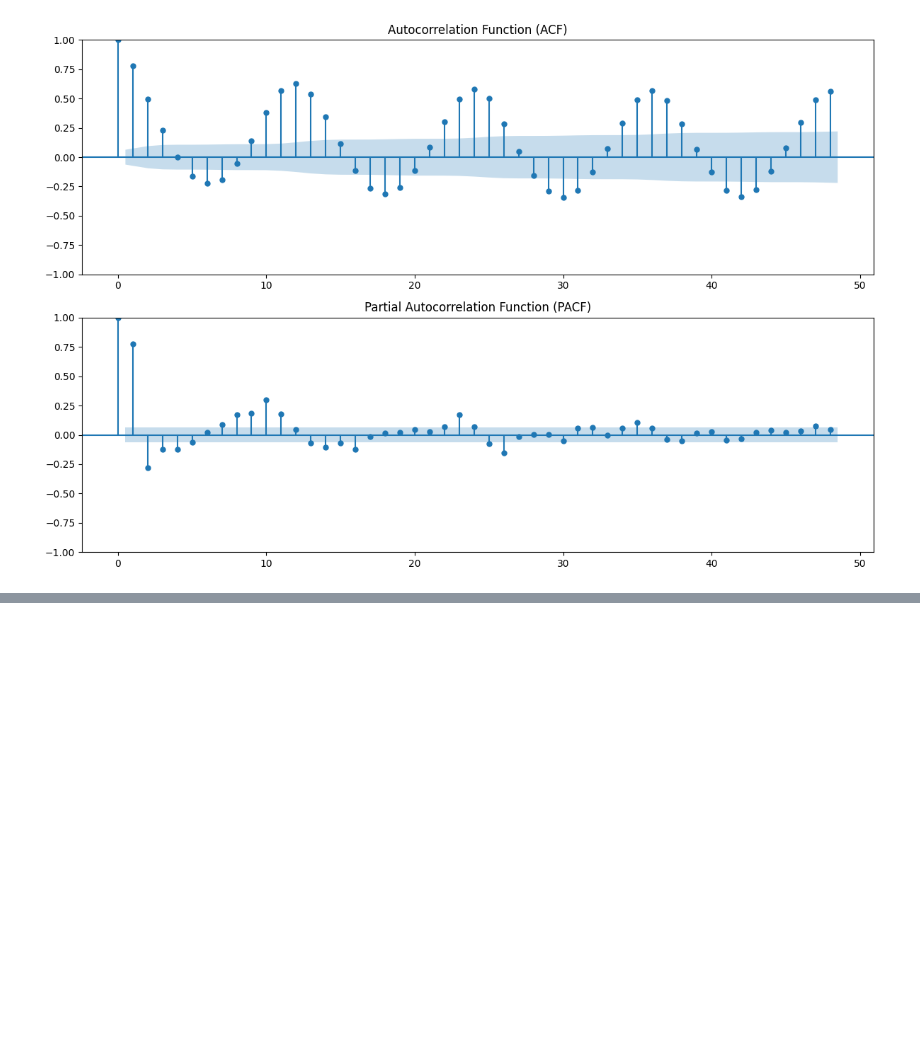
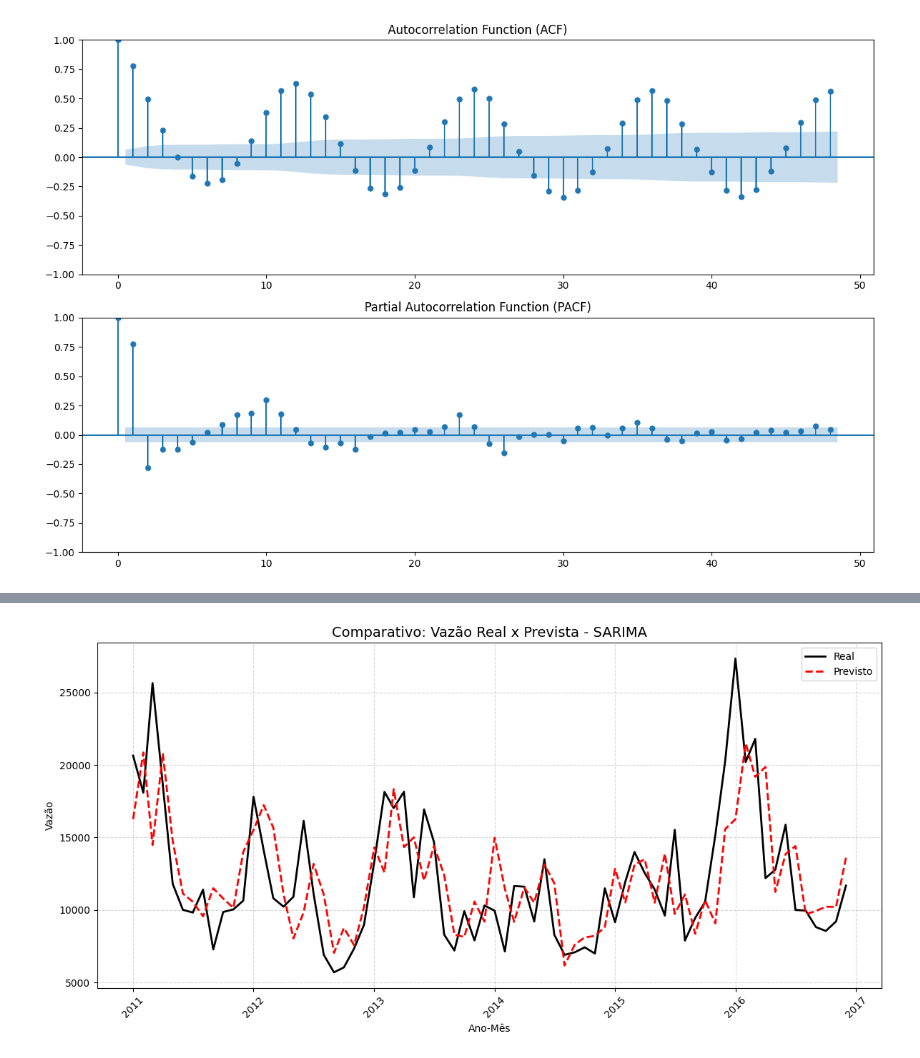
Before and after one commit to mateusbcavalcanti/SARIMAX, a Jupyter notebook: previsao_sarimax.ipynb, the cells around one changed output, grey strips where cells are left out. Cells and saved outputs as stored; diff of their text form; code cells hidden in the pictures; blank space fills up the shorter version.

```diff
--- a/previsao_sarimax.ipynb
+++ b/previsao_sarimax.ipynb
@@ -231,0 +232,19 @@ plt.show()
+# %%
+historico_sarima = list(base_treino['VAZAO'])
+previsoes_sarima = []
+
+for t in range(len(base_teste)):
+    sarima = SARIMAX(historico_sarima,
+    # order=(3,0,3),
+    order=(3,0,1),
+    # seasonal_order=(2, 0, 0, 12),
+    seasonal_order=(3, 0, 1, 12),
+    enforce_stationarity=False,
+    enforce_invertibility=False,
+    simple_differencing= False)
+    fit = sarima.fit()
+    yhat = fit.forecast()[0]
+    previsoes_sarima.append(yhat)
+    historico_sarima.append(base_teste['VAZAO'].iloc[t])
+
+print(fit.summary())
@@ -231,0 +322,16 @@ plt.show()
+# %%
+plt.figure(figsize=(12,6))
+
+plt.plot(base_teste['ANO-MES'], base_teste['VAZAO'], label='Real', color='black', linewidth=2)
+plt.plot(base_teste['ANO-MES'], previsoes_sarima, label='Previsto', color='red', linestyle='--', linewidth=2)
+
+plt.title('Comparativo: Vazão Real x Prevista - SARIMA', fontsize=14)
+plt.xlabel('Ano-Mês')
+plt.ylabel('Vazão')
+plt.legend()
+plt.grid(True, linestyle='--', alpha=0.5)
+plt.xticks(rotation=45)
+plt.tight_layout()
+plt.show()
+# %% [output]
+[figure, added]
```
Also changed, not shown: parts of 18 cells of this notebook.
